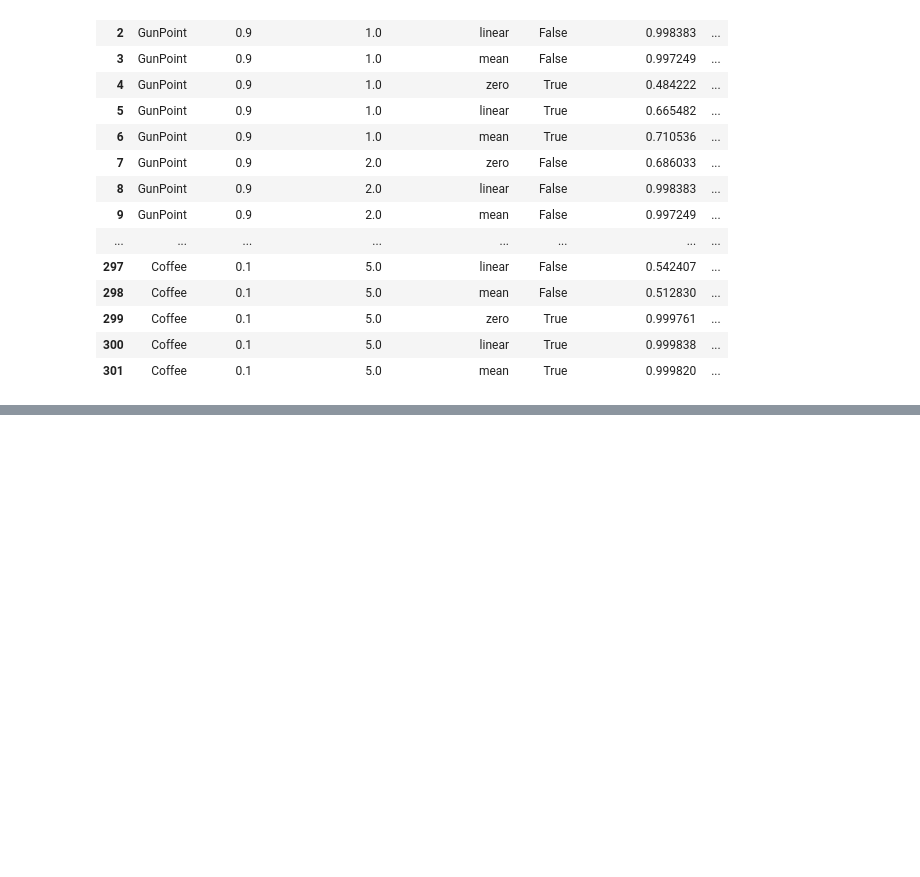
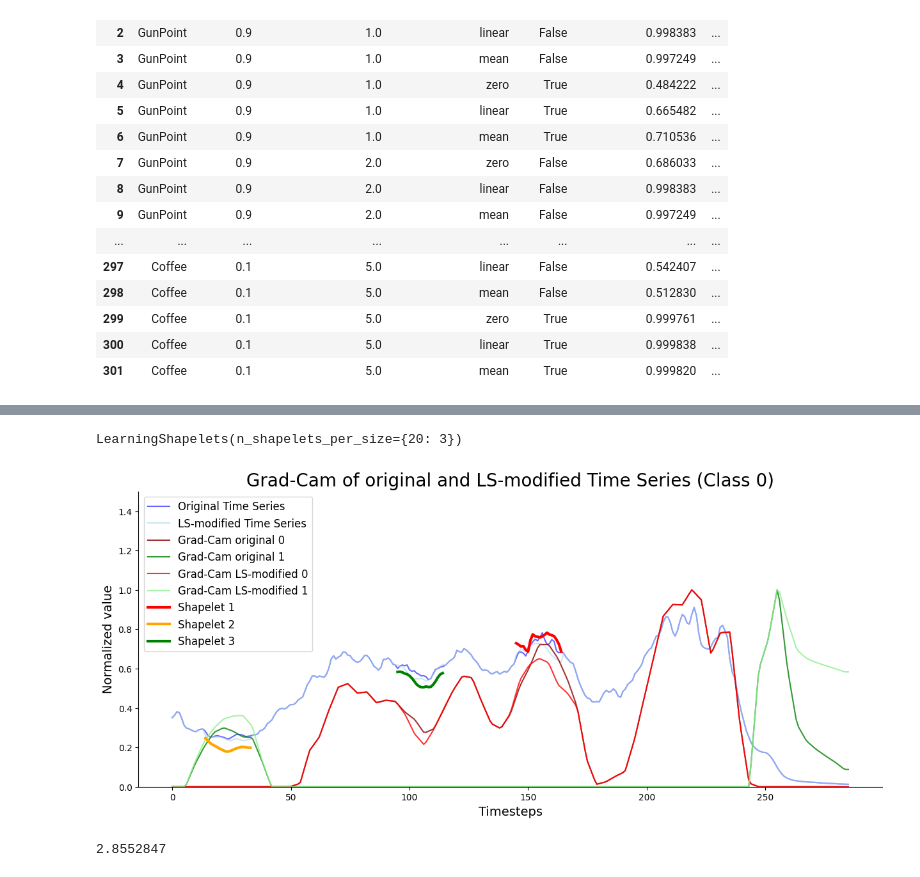
Before and after one commit to FabianWylczoch/XAI-for-Time-Series, a Jupyter notebook: SeminarNotebook.ipynb, the cells around one changed output, grey strips where cells are left out. Saved outputs shown, nothing was run; the diff lists cells and outputs as text; code cells hidden in the pictures; blank space fills up the shorter version.

```diff
--- a/SeminarNotebook.ipynb
+++ b/SeminarNotebook.ipynb
@@ -552,0 +557,7 @@ results
+# %%
+dataset = datasets[1] ### Hier Datensatz auswählen
+train_x, test_x, train_y, test_y = fetch_ucr_dataset(dataset["name"], return_X_y = True)
+train_x, test_x = scale_dataset(train_x, test_x)
+
+data = DataHandler(train_x, test_x, train_y, test_y)
+dataset["name"]
@@ -552,0 +566,3 @@ results
+# %%
+cnn_model = ClassificationModel(train_x, train_y)
+cnn_model.fit(train_x, train_y, num_epochs=100)
@@ -552,0 +587,56 @@ results
+# %%
+ls_model = LearningShapelets(n_shapelets_per_size={20: 3}, scale=False)
+ls_model.fit(train_x, train_y)
+# %% [output]
+LearningShapelets(n_shapelets_per_size={20: 3})
+# %%
+ls_areas = []
+for x, y in [[train_x, train_y], [test_x, test_y]]:
+    ls_areas.append(getAreasFromLearningShapelets(ls_model.locate(x), ls_model.shapelets_))
+
+mls_train_x, mls_test_x, mls_train_y, mls_test_y = data.getData(how="mean", all_areas=ls_areas, invert=False)
+# %%
+index = 0 ### Hier Sample zur Analyse auswählen
+
+time_axis = np.arange(test_x.shape[1])
+plt.figure(figsize=(15, 6))
+plt.plot(time_axis, test_x[index], label="Original Time Series", color='blue', alpha=0.6)
+plt.plot(time_axis, mls_test_x[index], label="LS-modified Time Series", color='lightblue', alpha=0.6)
+
+cam_0 = cnn_model.grad_cam(index, test_x, test_y, 0)
+cam_1 = cnn_model.grad_cam(index, test_x, test_y, 1)
+gradcam_original = np.fmax(cam_0, cam_1)
+# plt.plot(time_axis, gradcam_original, alpha=0.8, label="Grad-Cam original", color="green")
+plt.plot(time_axis, cam_0, alpha=0.8, label="Grad-Cam original 0", color="darkred")
+plt.plot(time_axis, cam_1, alpha=0.8, label="Grad-Cam original 1", color="green")
+
+
+cam_0 = cnn_model.grad_cam(index, mls_test_x, mls_test_y, 0)
+cam_1 = cnn_model.grad_cam(index, mls_test_x, mls_test_y, 1)
+gradcam_modified = np.fmax(cam_0, cam_1)
+# plt.plot(time_axis, gradcam_modified, alpha=0.8, label="Grad-Cam LS-modified", color="lightgreen")
+plt.plot(time_axis, cam_0, alpha=0.8, label="Grad-Cam LS-modified 0", color="red")
+plt.plot(time_axis, cam_1, alpha=0.8, label="Grad-Cam LS-modified 1", color="lightgreen")
+
+colors = ["red", "orange", "green", "black", "purple"]
+predicted_locations = ls_model.locate(test_x)
+for id_shap in range(len(ls_model.shapelets_)):
+    shap = ls_model.shapelets_[id_shap]
+    pos = predicted_locations[index, id_shap]
+    plt.plot(np.arange(pos, pos + len(shap)), shap, linewidth=3, color=colors[id_shap], label=f"Shapelet {id_shap+1}")
+
+
+plt.gca().set_ylim([0, 1.5])
+plt.gca().set_ylabel("Normalized value", fontdict={'fontsize' : 14})
+plt.gca().set_xlabel("Timesteps", fontdict={'fontsize' : 14})
+plt.gca().set_title(f"Grad-Cam of original and LS-modified Time Series (Class {test_y[index]})", fontdict = {'fontsize' : 20})
+plt.legend(prop={'size': 12})
+plt.gca().spines[['right', 'top']].set_visible(False)
+plt.show()
+# %% [output]
+[figure, added]
+# %%
+l2_distance = np.sum(np.square(gradcam_original - gradcam_modified))
+l2_distance
+# %% [output]
+2.8552847
```
Also changed, not shown: parts of 8 cells of this notebook, 1 other file.
